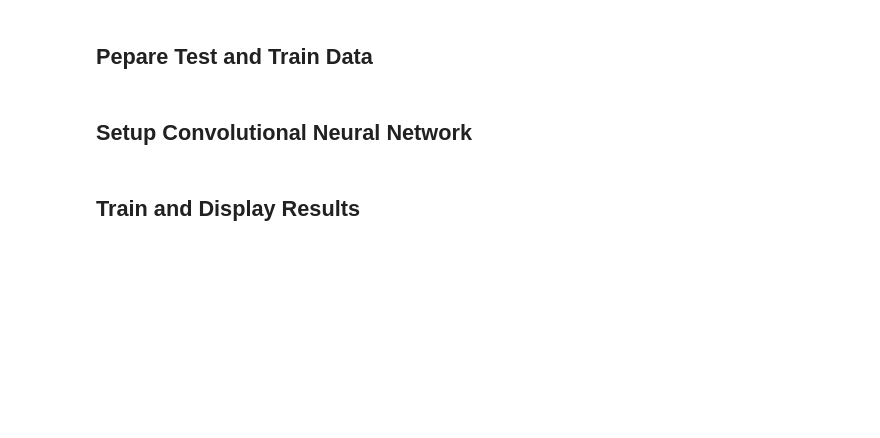
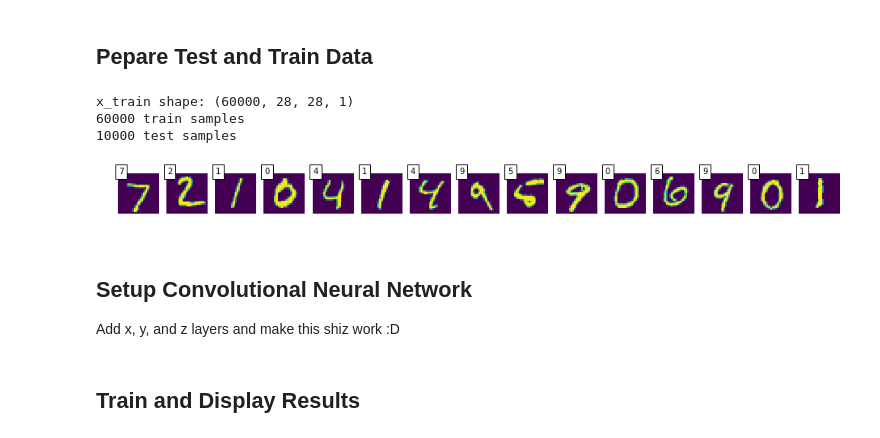
Before and after one commit to diggerdata/MNIST_TSN, a Jupyter notebook: ANN.ipynb, the cells around one changed output. Cells and saved outputs as stored; diff of their text form; code cells hidden in the pictures; blank space fills up the shorter version.

Commit message:
Added data from canvas in data folder and included CNN code and graphing in ANN.ipynb

```diff
--- a/ANN.ipynb
+++ b/ANN.ipynb
@@ -17,35 +18,55 @@ from keras import backend as K
 batch_size = 128
 num_classes = 10
 epochs = 12
 
 # input image dimensions
 img_rows, img_cols = 28, 28
 
 # the data, shuffled and split between train and test sets
 (x_train, y_train), (x_test, y_test) = mnist.load_data()
+
+x_test_orig = x_test
 
 if K.image_data_format() == 'channels_first':
     x_train = x_train.reshape(x_train.shape[0], 1, img_rows, img_cols)
     x_test = x_test.reshape(x_test.shape[0], 1, img_rows, img_cols)
     input_shape = (1, img_rows, img_cols)
 else:
     x_train = x_train.reshape(x_train.shape[0], img_rows, img_cols, 1)
     x_test = x_test.reshape(x_test.shape[0], img_rows, img_cols, 1)
     input_shape = (img_rows, img_cols, 1)
 
 x_train = x_train.astype('float32')
 x_test = x_test.astype('float32')
 x_train /= 255
 x_test /= 255
 print('x_train shape:', x_train.shape)
 print(x_train.shape[0], 'train samples')
 print(x_test.shape[0], 'test samples')
 
 # convert class vectors to binary class matrices
 y_train = keras.utils.to_categorical(y_train, num_classes)
 y_test = keras.utils.to_categorical(y_test, num_classes)
+
+# Show the images we are working with
+slice = 15
+predicted = model.predict(x_test[:slice]).argmax(-1)
+
+plt.figure(figsize=(16,8))
+for i in range(slice):
+    plt.subplot(1, slice, i+1)
+    plt.imshow(x_test_orig[i], interpolation='nearest')
+    plt.text(0, 0, predicted[i], color='black',
+             bbox=dict(facecolor='white', alpha=1))
+    plt.axis('off')
+# %% [output]
+x_train shape: (60000, 28, 28, 1)
+60000 train samples
+10000 test samples
+[figure, added]
 # %% [markdown]
 ## Setup Convolutional Neural Network
+Add x, y, and z layers and make this shiz work :D
 # %%
 model = Sequential()
 model.add(Conv2D(32, kernel_size=(3, 3),
```
Also changed, not shown: parts of 5 cells of this notebook, 4 other files.
